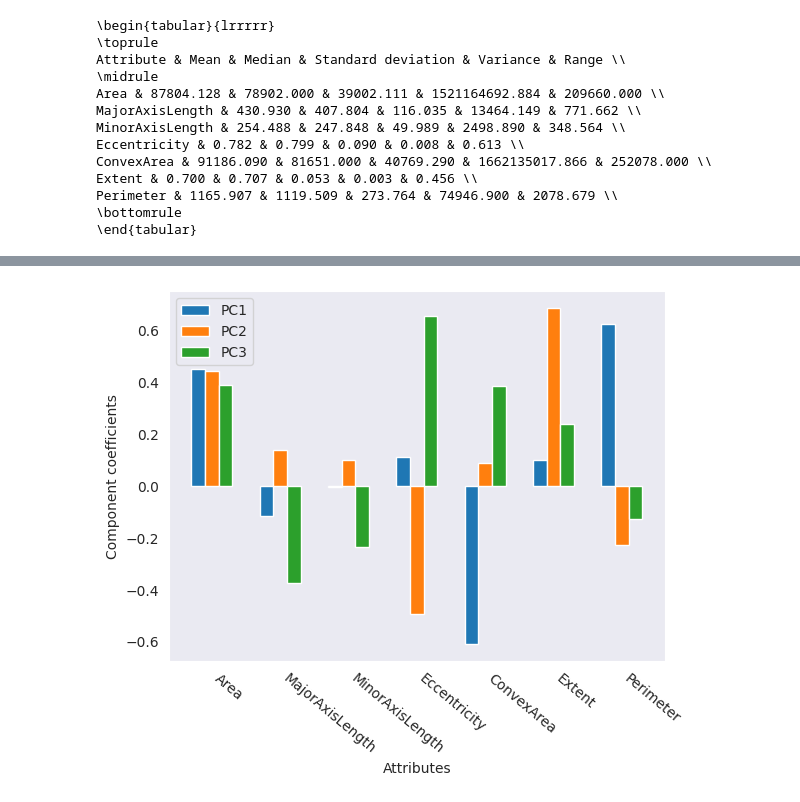
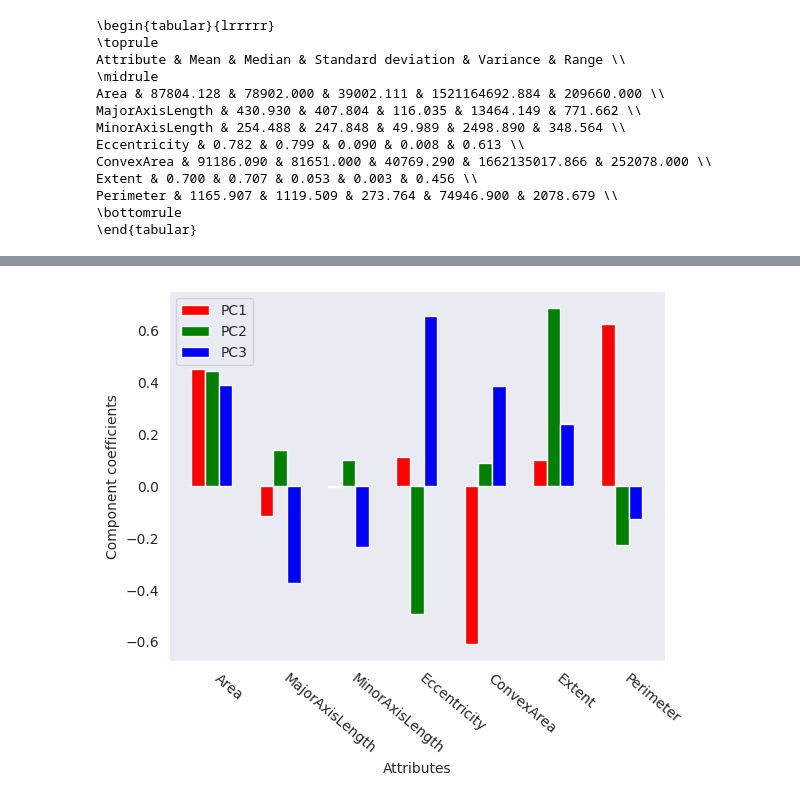
Before and after one commit to rudfor/goku, a Jupyter notebook: goku.ipynb, the cells around one changed output, grey strips where cells are left out. Cells and saved outputs as stored; diff of their text form; code cells hidden in the pictures.

```diff
--- a/goku.ipynb
+++ b/goku.ipynb
@@ -179,18 +188,18 @@ plt.savefig('output/pca.png', dpi=300)
-# %%
-# Plot attribute coefficients for the first three principal components
-pcs = [0, 1, 2]
-legendStrs = ["PC" + str(e + 1) for e in pcs]
-c = ["r", "g", "b"]
-bw = 0.2
-r = np.arange(1, M + 1)
-for i in pcs:
-    plt.bar(r + i * bw, V[:, i], width=bw)
-plt.xticks(r + bw, attributeNames)
-plt.xlabel("Attributes")
-plt.xticks(rotation=-40, ha='left')
-plt.ylabel("Component coefficients")
-plt.legend(legendStrs)
-plt.grid()
-plt.savefig('output/pca_components.png', dpi=300)
-# %% [output]
-[figure, removed]
+# %%
+# Plot attribute coefficients for the first three principal components
+pcs = [0, 1, 2]
+legendStrs = ["PC" + str(e + 1) for e in pcs]
+c = ["r", "g", "b"]
+bw = 0.2
+r = np.arange(1, M + 1)
+for i, color in zip(pcs, c):
+    plt.bar(r + i * bw, V[:, i], width=bw, color=color)
+plt.xticks(r + bw, attributeNames)
+plt.xlabel("Attributes")
+plt.xticks(rotation=-40, ha='left')
+plt.ylabel("Component coefficients")
+plt.legend(legendStrs)
+plt.grid()
+plt.savefig('output/pca_components.png', dpi=300)
+# %% [output]
+[figure, added]
```
Also changed, not shown: parts of 6 cells of this notebook, 4 other files.
